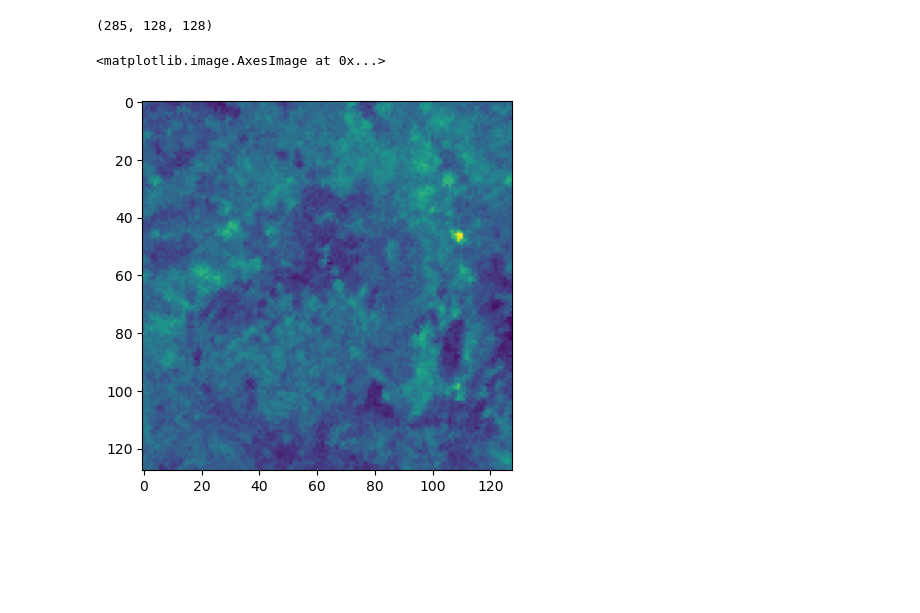
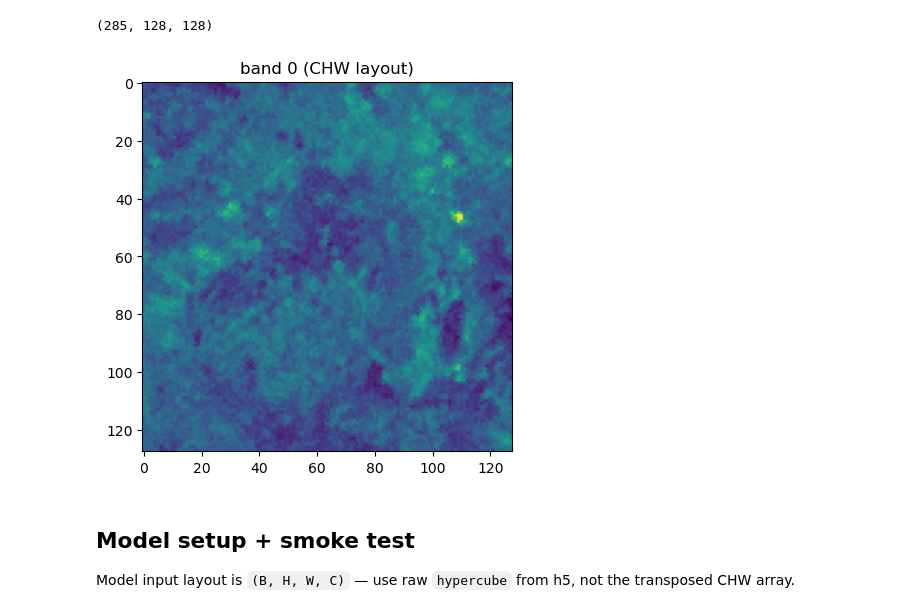
Before and after one commit to Sea-Meets-the-Stars/pauls-EMIT-HSI-transformer-stuff, a Jupyter notebook: simple_mae_encoder/scratch.ipynb, the cells around one changed output. Cells and saved outputs as stored; diff of their text form; code cells hidden in the pictures; blank space fills up the shorter version.

```diff
--- a/simple_mae_encoder/scratch.ipynb
+++ b/simple_mae_encoder/scratch.ipynb
@@ -17,14 +15,8 @@ h5_array.shape
 # %% [output]
 (128, 128, 285)
 # %%
-#rotate axes of array to be C, H, W:
-h5_array = np.transpose(h5_array, (2, 1, 0))
-h5_array.shape
+# CHW layout for plotting a single band as (H, W)
+h5_chw = np.transpose(h5_array, (2, 1, 0))
+h5_chw.shape
 # %% [output]
 (285, 128, 128)
-# %%
-# plot first channel of the array:
-plt.imshow(h5_array[0, :, :])
-# %% [output]
-<matplotlib.image.AxesImage at 0x...>
-[figure, removed]
@@ -37,0 +23,9 @@ loss.backward()
+# %%
+plt.imshow(h5_chw[0, :, :])
+plt.title('band 0 (CHW layout)')
+plt.show()
+# %% [output]
+[figure, added]
+# %% [markdown]
+## Model setup + smoke test
+Model input layout is `(B, H, W, C)` — use raw `hypercube` from h5, not the transposed CHW array.
```
Also changed, not shown: parts of 16 cells of this notebook, 1 other file.
